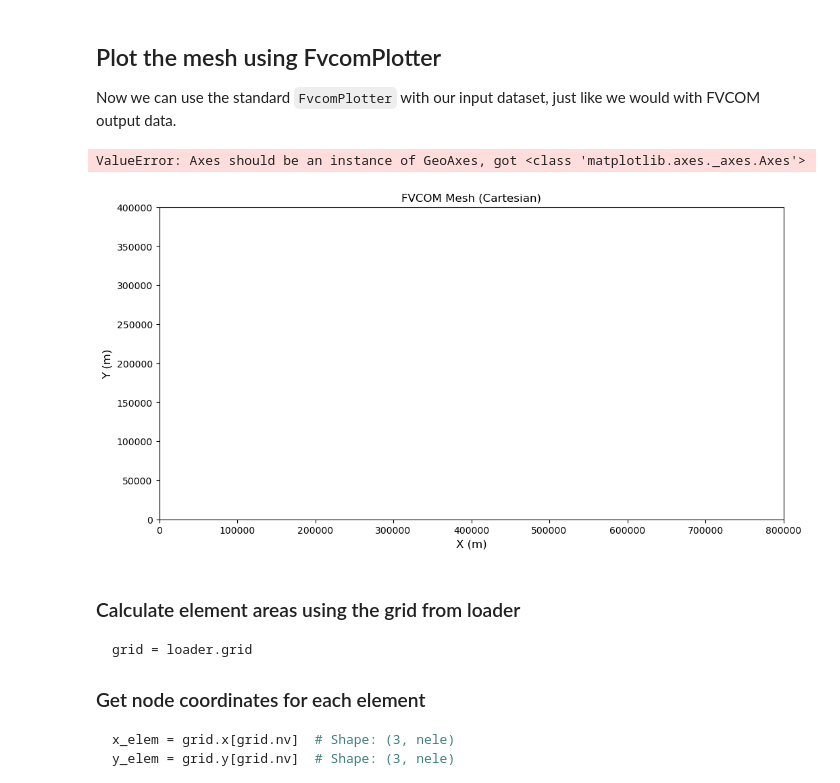
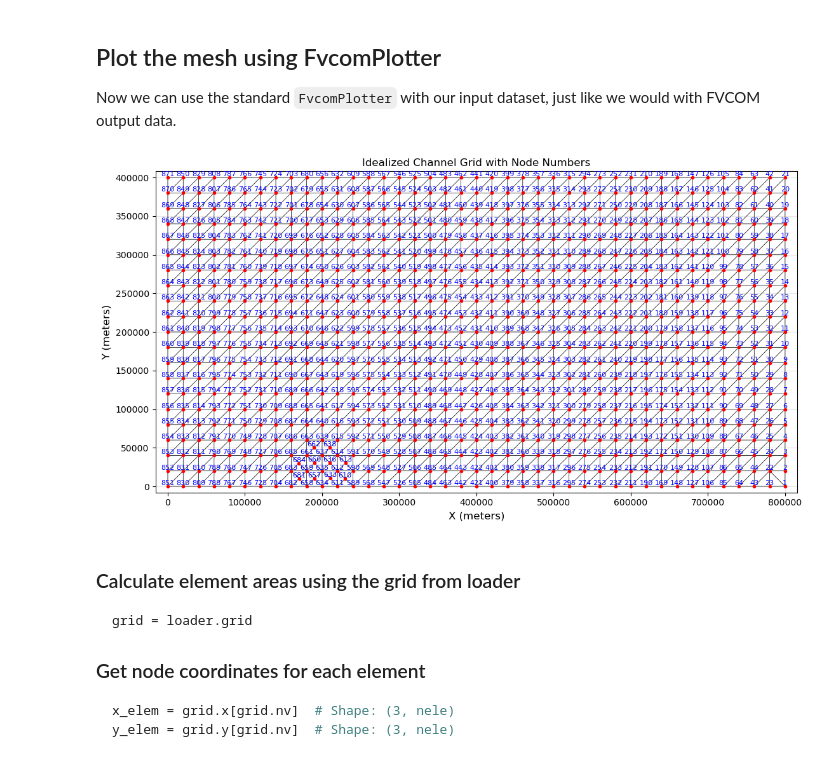
Before and after one commit to estuarine-utokyo/xfvcom, a Jupyter notebook: examples/plot_chn.ipynb, the cells around one changed output. Drawn from its saved outputs; the diff is of its cells as text; code cells hidden in the pictures.

````diff
--- a/examples/plot_chn.ipynb
+++ b/examples/plot_chn.ipynb
@@ -59,42 +59,59 @@ Now we can use the standard `FvcomPlotter` with our input dataset, just like we
 config = FvcomPlotConfig()
 plotter = FvcomPlotter(loader.ds, config)
 
 # Create plot options for Cartesian mode
 opts = FvcomPlotOptions(
     use_latlon=False,  # Use Cartesian coordinates for idealized grid
     with_mesh=True,    # Show the triangular mesh
     coastlines=False,  # No coastlines for idealized grid
     obclines=False,    # No open boundary lines
     mesh_linewidth=0.5,
     mesh_color='black',
     figsize=(12, 6)
 )
 
+# Create node marker post-processor to add node numbers
 pp = make_node_marker_post(
-    nodes=range(loader.ds.dims["node"]),   # 全ノード番号を使う場合
+    nodes=range(loader.ds.sizes["node"]),   # Use sizes instead of dims to avoid FutureWarning
     plotter=plotter,
-    text_kwargs={"fontsize": 8, "color": "blue"},
-    index_base=1,                          # 1始まりの番号を表示する例
+    marker_kwargs={
+        'marker': 'o',
+        'color': 'red',
+        'markersize': 3
+    },
+    text_kwargs={
+        'fontsize': 8,
+        'color': 'blue',
+        'ha': 'center',
+        'va': 'bottom'
+    },
+    index_base=1,                          # 1-based numbering (FVCOM convention)
 )
 
-ax = plotter.plot_2d(da=None, opts=opts, post_process_func=pp)
-
-# Plot the mesh only (da=None means plot mesh only)
+# Plot the mesh with node markers and numbers
 ax = plotter.plot_2d(da=None, opts=opts, post_process_func=pp)
 
 # Add labels and title
 ax.set_xlabel('X (meters)')
 ax.set_ylabel('Y (meters)')
-ax.set_title('Idealized Channel Grid - Using FvcomPlotter')
+ax.set_title('Idealized Channel Grid with Node Numbers')
+
+# Expand the axis limits to prevent clipping of edge node numbers
+x_range = loader.ds.x.max() - loader.ds.x.min()
+y_range = loader.ds.y.max() - loader.ds.y.min()
+x_margin = x_range * 0.02  # 2% margin
+y_margin = y_range * 0.02  # 2% margin
+
+ax.set_xlim(loader.ds.x.min() - x_margin, loader.ds.x.max() + x_margin)
+ax.set_ylim(loader.ds.y.min() - y_margin, loader.ds.y.max() + y_margin)
 
 # Add grid for better visualization
 ax.grid(True, alpha=0.3)
 
 plt.tight_layout()
 plt.show()
 # %% [output]
-ValueError: Axes should be an instance of GeoAxes, got <class 'matplotlib.axes._axes.Axes'>
-[figure, old version]
+[figure, new version]
 # %% [markdown]
 ### Calculate element areas using the grid from loader
 ```Python
````
Also changed, not shown: parts of 2 cells of this notebook, 1 other file.
